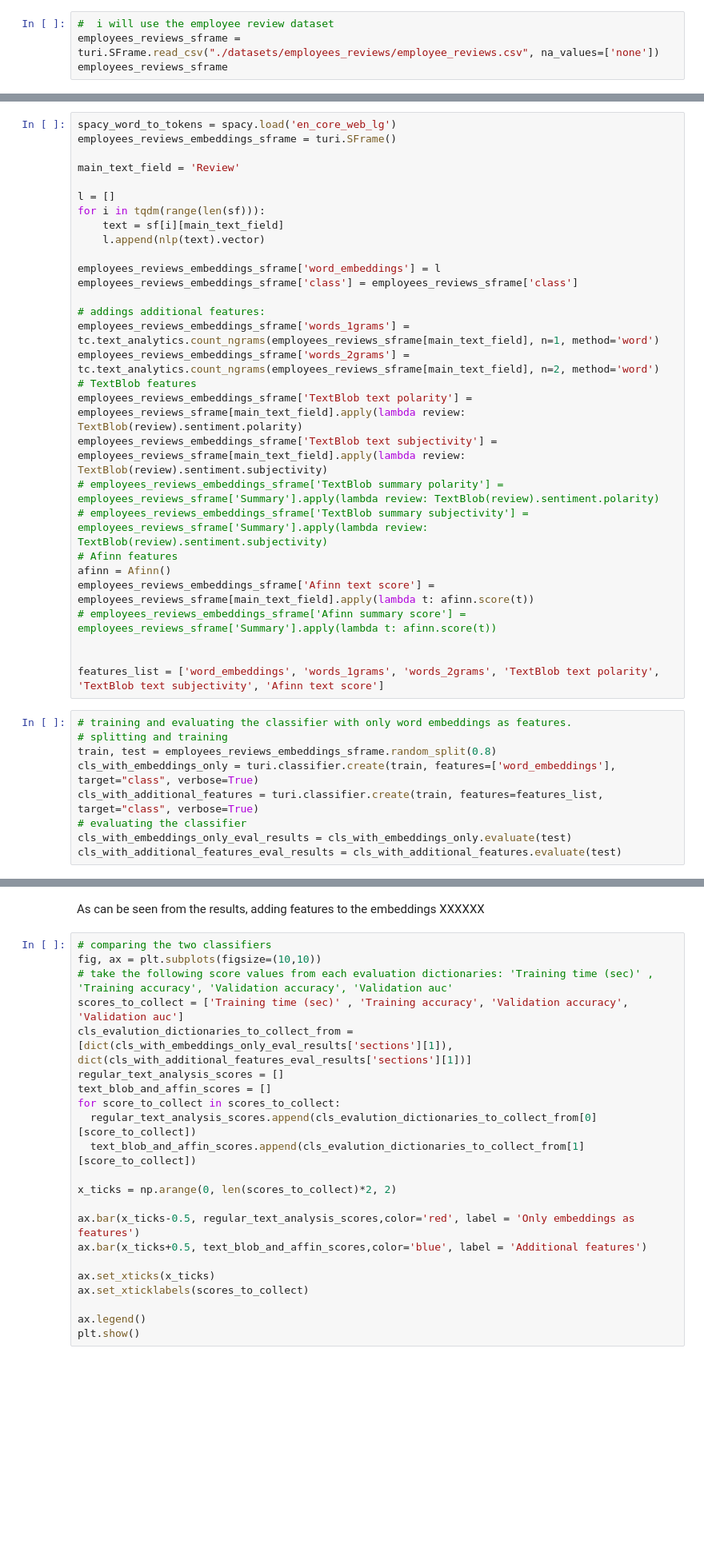
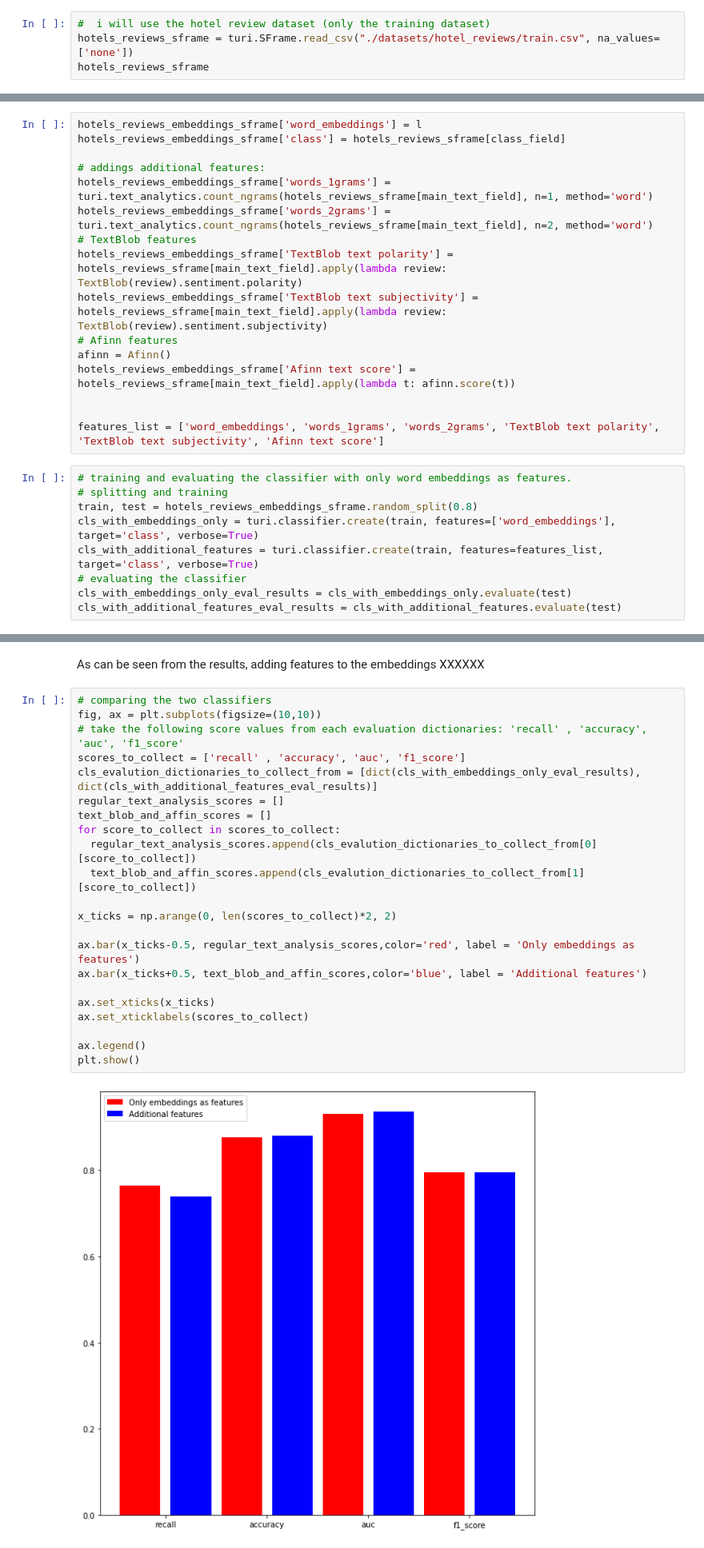
Before and after one commit to Yishaiaz/BigDataAnalysisCourse, a Jupyter notebook: A6 - nltk, afinn, spacy, TextBlob, turicreate, ML, text analysis, sentiment analysis, from unstructured text to structured data/A6.ipynb, the cells around one changed output, grey strips where cells are left out. Shown at 80% size. Saved outputs shown, nothing was run; the diff lists cells and outputs as text; blank space fills up the shorter version.

```diff
--- a/A6 - nltk, afinn, spacy, TextBlob, turicreate, ML, text analysis, sentiment analysis, from unstructured text to structured data/A6.ipynb
+++ b/A6 - nltk, afinn, spacy, TextBlob, turicreate, ML, text analysis, sentiment analysis, from unstructured text to structured data/A6.ipynb
@@ -543,6 +425,6 @@ from afinn import Afinn
 
 %matplotlib inline
 # %%
-#  i will use the employee review dataset
-employees_reviews_sframe = turi.SFrame.read_csv("./datasets/employees_reviews/employee_reviews.csv", na_values=['none'])
-employees_reviews_sframe
+#  i will use the hotel review dataset (only the training dataset)
+hotels_reviews_sframe = turi.SFrame.read_csv("./datasets/hotel_reviews/train.csv", na_values=['none'])
+hotels_reviews_sframe
@@ -554,38 +491,25 @@ employees_reviews_sframe
 # %%
-spacy_word_to_tokens = spacy.load('en_core_web_lg')
-employees_reviews_embeddings_sframe = turi.SFrame()
-
-main_text_field = 'Review'
-
-l = []
-for i in tqdm(range(len(sf))):
-    text = sf[i][main_text_field]
-    l.append(nlp(text).vector)
-
-employees_reviews_embeddings_sframe['word_embeddings'] = l
-employees_reviews_embeddings_sframe['class'] = employees_reviews_sframe['class']
+hotels_reviews_embeddings_sframe['word_embeddings'] = l
+hotels_reviews_embeddings_sframe['class'] = hotels_reviews_sframe[class_field]
 
 # addings additional features:
-employees_reviews_embeddings_sframe['words_1grams'] = tc.text_analytics.count_ngrams(employees_reviews_sframe[main_text_field], n=1, method='word')
-employees_reviews_embeddings_sframe['words_2grams'] = tc.text_analytics.count_ngrams(employees_reviews_sframe[main_text_field], n=2, method='word')
+hotels_reviews_embeddings_sframe['words_1grams'] = turi.text_analytics.count_ngrams(hotels_reviews_sframe[main_text_field], n=1, method='word')
+hotels_reviews_embeddings_sframe['words_2grams'] = turi.text_analytics.count_ngrams(hotels_reviews_sframe[main_text_field], n=2, method='word')
 # TextBlob features
-employees_reviews_embeddings_sframe['TextBlob text polarity'] = employees_reviews_sframe[main_text_field].apply(lambda review: TextBlob(review).sentiment.polarity)
-employees_reviews_embeddings_sframe['TextBlob text subjectivity'] = employees_reviews_sframe[main_text_field].apply(lambda review: TextBlob(review).sentiment.subjectivity)
-# employees_reviews_embeddings_sframe['TextBlob summary polarity'] = employees_reviews_sframe['Summary'].apply(lambda review: TextBlob(review).sentiment.polarity)
-# employees_reviews_embeddings_sframe['TextBlob summary subjectivity'] = employees_reviews_sframe['Summary'].apply(lambda review: TextBlob(review).sentiment.subjectivity)
+hotels_reviews_embeddings_sframe['TextBlob text polarity'] = hotels_reviews_sframe[main_text_field].apply(lambda review: TextBlob(review).sentiment.polarity)
+hotels_reviews_embeddings_sframe['TextBlob text subjectivity'] = hotels_reviews_sframe[main_text_field].apply(lambda review: TextBlob(review).sentiment.subjectivity)
 # Afinn features
 afinn = Afinn()
-employees_reviews_embeddings_sframe['Afinn text score'] = employees_reviews_sframe[main_text_field].apply(lambda t: afinn.score(t))
-# employees_reviews_embeddings_sframe['Afinn summary score'] = employees_reviews_sframe['Summary'].apply(lambda t: afinn.score(t))
+hotels_reviews_embeddings_sframe['Afinn text score'] = hotels_reviews_sframe[main_text_field].apply(lambda t: afinn.score(t))
 
 
 features_list = ['word_embeddings', 'words_1grams', 'words_2grams', 'TextBlob text polarity', 'TextBlob text subjectivity', 'Afinn text score']
 # %%
 # training and evaluating the classifier with only word embeddings as features.
 # splitting and training
-train, test = employees_reviews_embeddings_sframe.random_split(0.8)
-cls_with_embeddings_only = turi.classifier.create(train, features=['word_embeddings'], target="class", verbose=True)
-cls_with_additional_features = turi.classifier.create(train, features=features_list, target="class", verbose=True)
+train, test = hotels_reviews_embeddings_sframe.random_split(0.8)
+cls_with_embeddings_only = turi.classifier.create(train, features=['word_embeddings'], target='class', verbose=True)
+cls_with_additional_features = turi.classifier.create(train, features=features_list, target='class', verbose=True)
 # evaluating the classifier
 cls_with_embeddings_only_eval_results = cls_with_embeddings_only.evaluate(test)
 cls_with_additional_features_eval_results = cls_with_additional_features.evaluate(test)
@@ -594,22 +537,24 @@ As can be seen from the results, adding features to the embeddings XXXXXX
 # %%
 # comparing the two classifiers
 fig, ax = plt.subplots(figsize=(10,10))
-# take the following score values from each evaluation dictionaries: 'Training time (sec)' , 'Training accuracy', 'Validation accuracy', 'Validation auc'
-scores_to_collect = ['Training time (sec)' , 'Training accuracy', 'Validation accuracy', 'Validation auc']
-cls_evalution_dictionaries_to_collect_from = [dict(cls_with_embeddings_only_eval_results['sections'][1]), dict(cls_with_additional_features_eval_results['sections'][1])]
+# take the following score values from each evaluation dictionaries: 'recall' , 'accuracy', 'auc', 'f1_score'
+scores_to_collect = ['recall' , 'accuracy', 'auc', 'f1_score']
+cls_evalution_dictionaries_to_collect_from = [dict(cls_with_embeddings_only_eval_results), dict(cls_with_additional_features_eval_results)]
 regular_text_analysis_scores = []
 text_blob_and_affin_scores = []
 for score_to_collect in scores_to_collect:
   regular_text_analysis_scores.append(cls_evalution_dictionaries_to_collect_from[0][score_to_collect])
   text_blob_and_affin_scores.append(cls_evalution_dictionaries_to_collect_from[1][score_to_collect])
 
 x_ticks = np.arange(0, len(scores_to_collect)*2, 2)
 
 ax.bar(x_ticks-0.5, regular_text_analysis_scores,color='red', label = 'Only embeddings as features')
 ax.bar(x_ticks+0.5, text_blob_and_affin_scores,color='blue', label = 'Additional features')
 
 ax.set_xticks(x_ticks)
 ax.set_xticklabels(scores_to_collect)
 
 ax.legend()
 plt.show()
+# %% [output]
+[figure, added]
```
Also changed, not shown: parts of 15 cells of this notebook.
